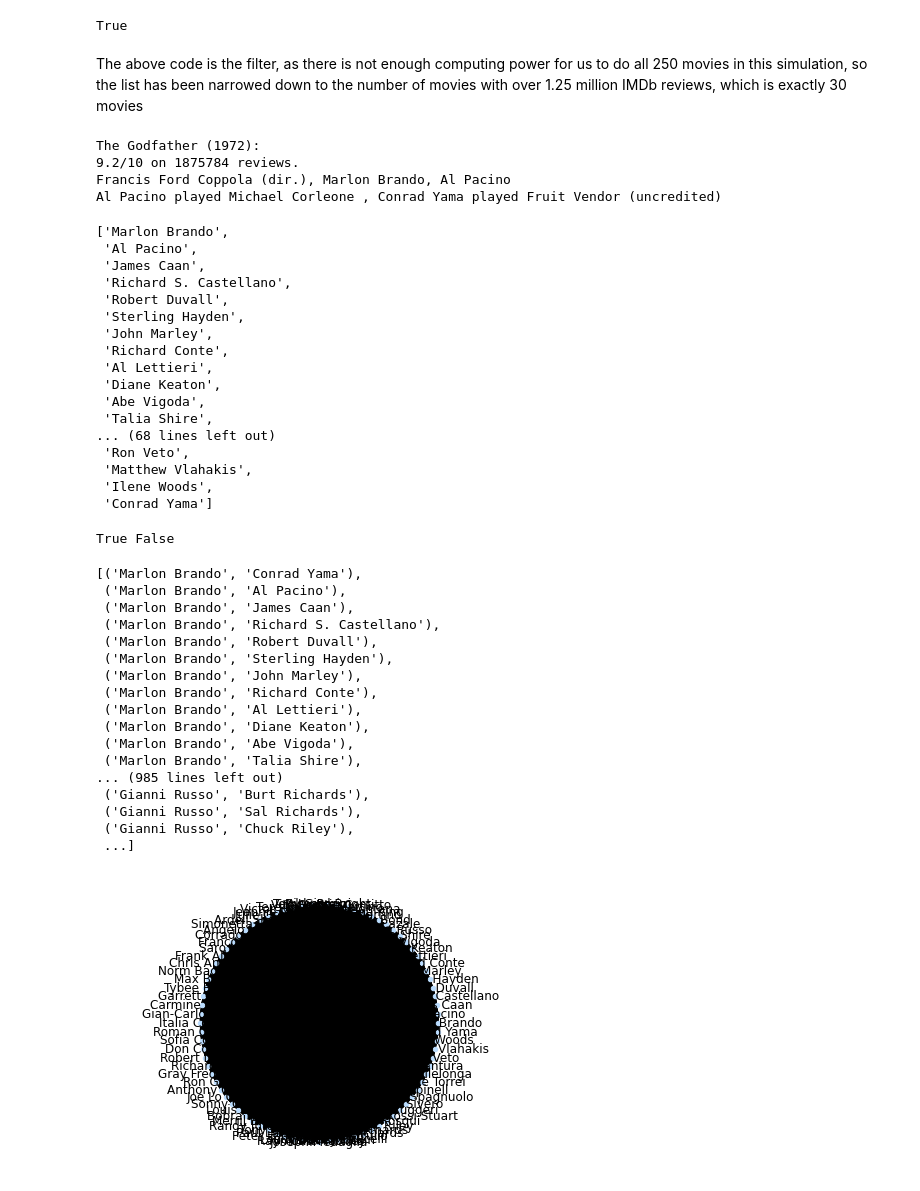
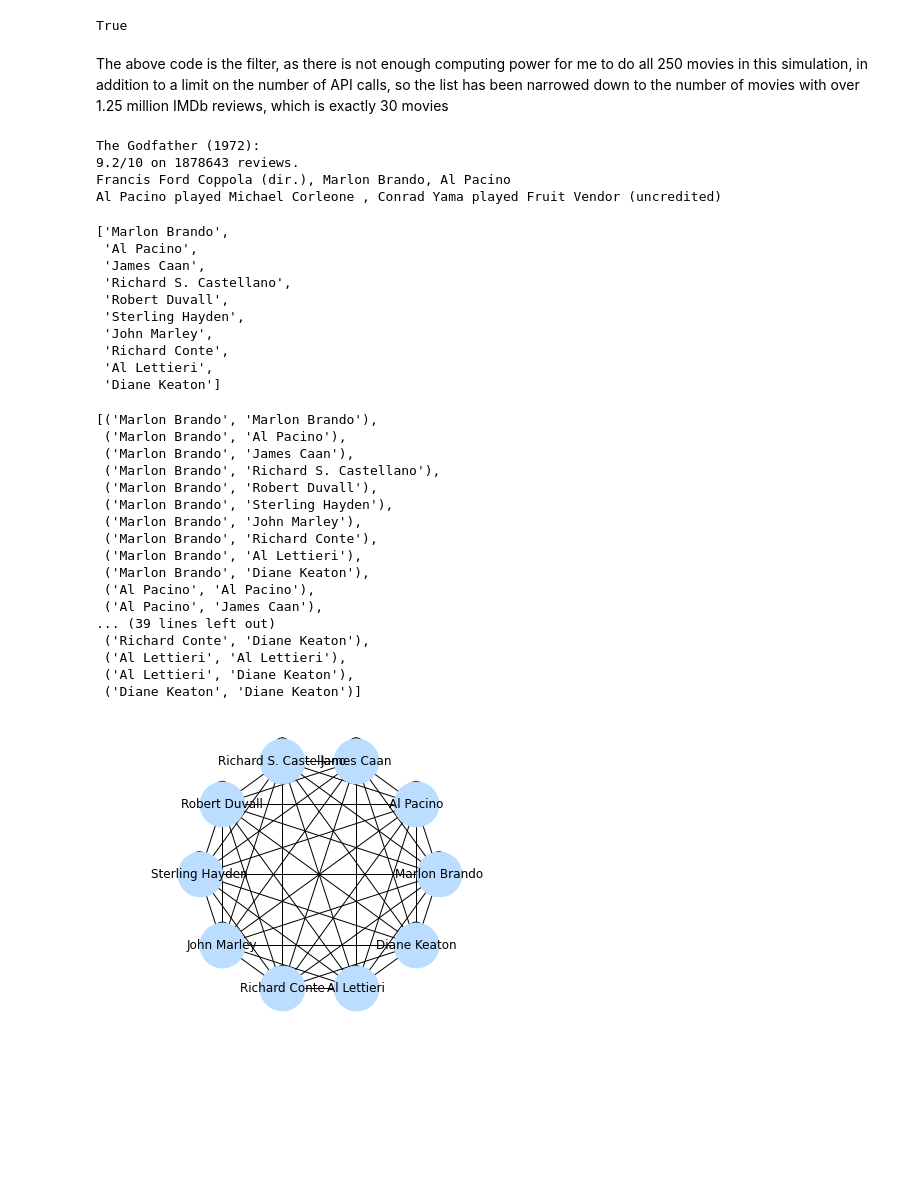
Before and after one commit to StoneMason495/cap-comp215, a Jupyter notebook: Project1_6DegreesofBacon.ipynb, the cells around one changed output. Saved outputs shown, nothing was run; the diff lists cells and outputs as text; code cells hidden in the pictures; blank space fills up the shorter version.

```diff
--- a/Project1_6DegreesofBacon.ipynb
+++ b/Project1_6DegreesofBacon.ipynb
@@ -42,14 +42,14 @@ pprint(results)
   'title': 'Dances with Wolves',
   'year': '1990'}]
 # %%
-results = [item for item in results if int(item['imDbRatingCount']) >= 1250000]
-print(len(results))
-all(int(item['imDbRatingCount'])>=1250000 for item in results)
+top30results = [item for item in results if int(item['imDbRatingCount']) >= 1250000]
+print(len(top30results))
+all(int(item['imDbRatingCount'])>=1250000 for item in top30results)
 # %% [output]
 30
 True
 # %% [markdown]
-The above code is the filter, as there is not enough computing power for us to do all 250 movies in this simulation, so the list has been narrowed down to the number of movies with over 1.25 million IMDb reviews, which is exactly 30 movies
+The above code is the filter, as there is not enough computing power for me to do all 250 movies in this simulation, in addition to a limit on the number of API calls, so the list has been narrowed down to the number of movies with over 1.25 million IMDb reviews, which is exactly 30 movies
 # %%
 def getfullcrew(film_id):
   API_KEY = 'k_ynffhhna'
@@ -104,7 +104,7 @@ class Actor:
 
 
 # test instance of creating a movie object, getting the full crew, and creating two actor classes in this case for "The Godfather"
-test_film = Movie.build_movie(results[1])
+test_film = Movie.build_movie(top30results[1])
 print(test_film)
 
 test_full_crew = getfullcrew(test_film.id)
@@ -116,13 +116,14 @@ al_pacino = Actor.build_actor(test_full_crew[1])
 print(al_pacino, ',', uncredited)
 # %% [output]
 The Godfather (1972):
-9.2/10 on 1875784 reviews.
+9.2/10 on 1878643 reviews.
 Francis Ford Coppola (dir.), Marlon Brando, Al Pacino
 Al Pacino played Michael Corleone , Conrad Yama played Fruit Vendor (uncredited)
 # %%
+test_ten = test_full_crew[:10]
 G = nx.Graph()
-for i in range(len(test_full_crew)):
-  G.add_node(test_full_crew[i]['name'])
+for i in range(len(test_ten)):
+  G.add_node(test_ten[i]['name'])
 list(G.nodes())
 # %% [output]
 ['Marlon Brando',
@@ -134,53 +135,41 @@ list(G.nodes())
  'John Marley',
  'Richard Conte',
  'Al Lettieri',
- 'Diane Keaton',
- 'Abe Vigoda',
- 'Talia Shire',
-... (68 lines left out)
- 'Ron Veto',
- 'Matthew Vlahakis',
- 'Ilene Woods',
- 'Conrad Yama']
+ 'Diane Keaton']
 # %%
-# for i in range(len(list(G.nodes()))):
-#   G.add_edge(list(G.nodes)[i-1], list(G.nodes)[i])
-# list(G.edges())
-
 for i in list(G.nodes()):
   for j in list(G.nodes()):
-    if i != j  and (i,j) or (j,i) not in list(G.edges):
+    if j != i  and (i,j) or (j,i) not in list(G.edges):
       G.add_edge(i,j)
 assert ('Conrad Yama', 'Marlon Brando') not in list(G.edges())
-tes = 'Talia Shire'
-ting = 'Talia Shire'
-print(tes == ting, tes is ting)
 list(G.edges())
 # %% [output]
-True False
+[('Marlon Brando', 'Marlon Brando'),
+ ('Marlon Brando', 'Al Pacino'),
+ ('Marlon Brando', 'James Caan'),
+ ('Marlon Brando', 'Richard S. Castellano'),
+ ('Marlon Brando', 'Robert Duvall'),
+ ('Marlon Brando', 'Sterling Hayden'),
+ ('Marlon Brando', 'John Marley'),
+ ('Marlon Brando', 'Richard Conte'),
+ ('Marlon Brando', 'Al Lettieri'),
+ ('Marlon Brando', 'Diane Keaton'),
+ ('Al Pacino', 'Al Pacino'),
+ ('Al Pacino', 'James Caan'),
+... (39 lines left out)
+ ('Richard Conte', 'Diane Keaton'),
+ ('Al Lettieri', 'Al Lettieri'),
+ ('Al Lettieri', 'Diane Keaton'),
+ ('Diane Keaton', 'Diane Keaton')]
-[('Marlon Brando', 'Conrad Yama'),
- ('Marlon Brando', 'Al Pacino'),
- ('Marlon Brando', 'James Caan'),
- ('Marlon Brando', 'Richard S. Castellano'),
- ('Marlon Brando', 'Robert Duvall'),
- ('Marlon Brando', 'Sterling Hayden'),
- ('Marlon Brando', 'John Marley'),
- ('Marlon Brando', 'Richard Conte'),
- ('Marlon Brando', 'Al Lettieri'),
- ('Marlon Brando', 'Diane Keaton'),
- ('Marlon Brando', 'Abe Vigoda'),
- ('Marlon Brando', 'Talia Shire'),
-... (985 lines left out)
- ('Gianni Russo', 'Burt Richards'),
- ('Gianni Russo', 'Sal Richards'),
- ('Gianni Russo', 'Chuck Riley'),
- ...]
 # %%
+f = plt.figure()
+# f.set_figwidth(50)
+# f.set_figheight(50)
 nx.draw_circular(G,
                  node_color='#bbddff',
-                 node_size=20,
+                 node_size=2000,
                  with_labels=True)
 plt.axis('equal')
 plt.show()
 # %% [output]
-[figure, old version]
+[figure, new version]
```
Also changed, not shown: parts of 2 cells of this notebook.
